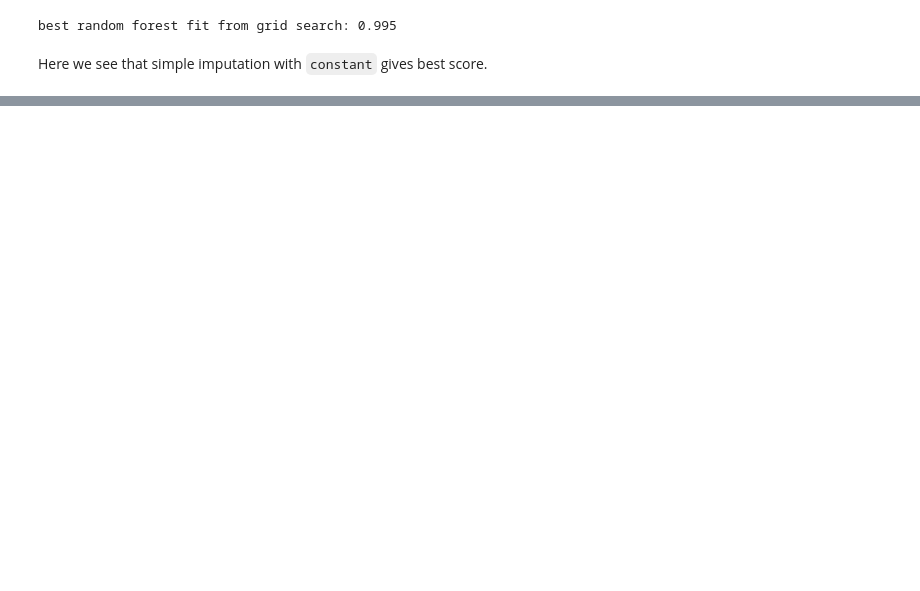
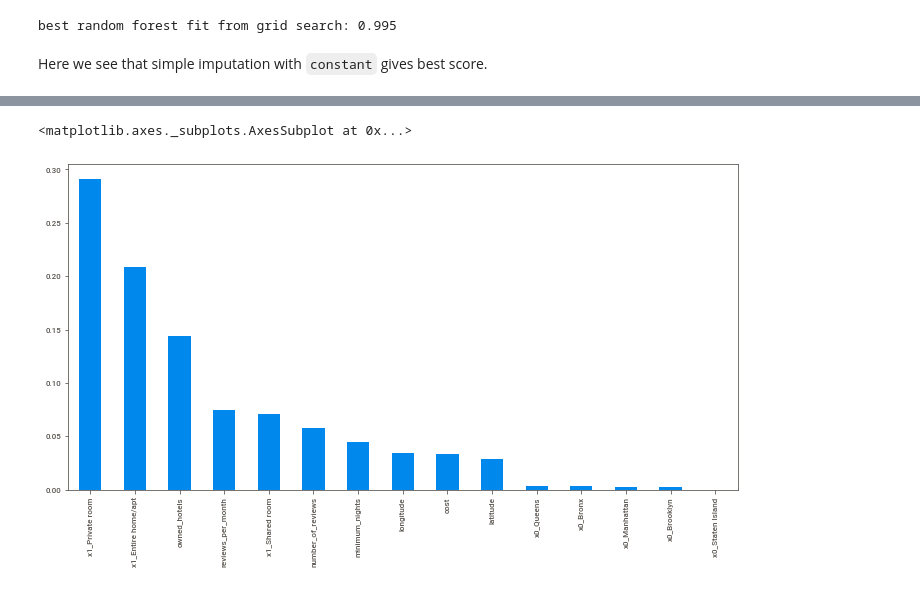
Before and after one commit to vin136/sample-test, a Jupyter notebook: mine.ipynb, the cells around one changed output, grey strips where cells are left out. Saved outputs shown, nothing was run; the diff lists cells and outputs as text; code cells hidden in the pictures; blank space fills up the shorter version.

```diff
--- a/mine.ipynb
+++ b/mine.ipynb
@@ -453,0 +524,3 @@ dtype: int64
+# %%
+out = tree_preprocessor.fit_transform(X)
+out.shape
@@ -453,0 +548,10 @@ dtype: int64
+# %%
+cols = ['latitude',
+  'longitude',
+  'cost',
+  'minimum_nights',
+  'number_of_reviews',
+  'reviews_per_month',
+  'owned_hotels','x0_Bronx', 'x0_Brooklyn', 'x0_Manhattan', 'x0_Queens',
+       'x0_Staten Island', 'x1_Entire home/apt', 'x1_Private room',
+       'x1_Shared room']
@@ -453,0 +614,2 @@ dtype: int64
+# %%
+rand_search.fit(X,Y.values)
@@ -453,0 +661,6 @@ dtype: int64
+# %%
+rfc = RandomForestClassifier(random_state=0, n_estimators = 1281,min_samples_split=10,min_samples_leaf=2,bootstrap=False)
+rf_model = Pipeline(steps=[('preprocessor', tree_preprocessor),
+                      ('model', rfc)])
+
+rf_model.fit(X,Y.values)
@@ -453,0 +685,8 @@ dtype: int64
+# %%
+importance = pd.Series(rf_model.named_steps['model'].feature_importances_)
+importance.index = cols
+importance.sort_values(inplace=True, ascending=False)
+importance.plot.bar(figsize=(12,6))
+# %% [output]
+<matplotlib.axes._subplots.AxesSubplot at 0x...>
+[figure, added]
```
Also changed, not shown: parts of 64 cells of this notebook.
